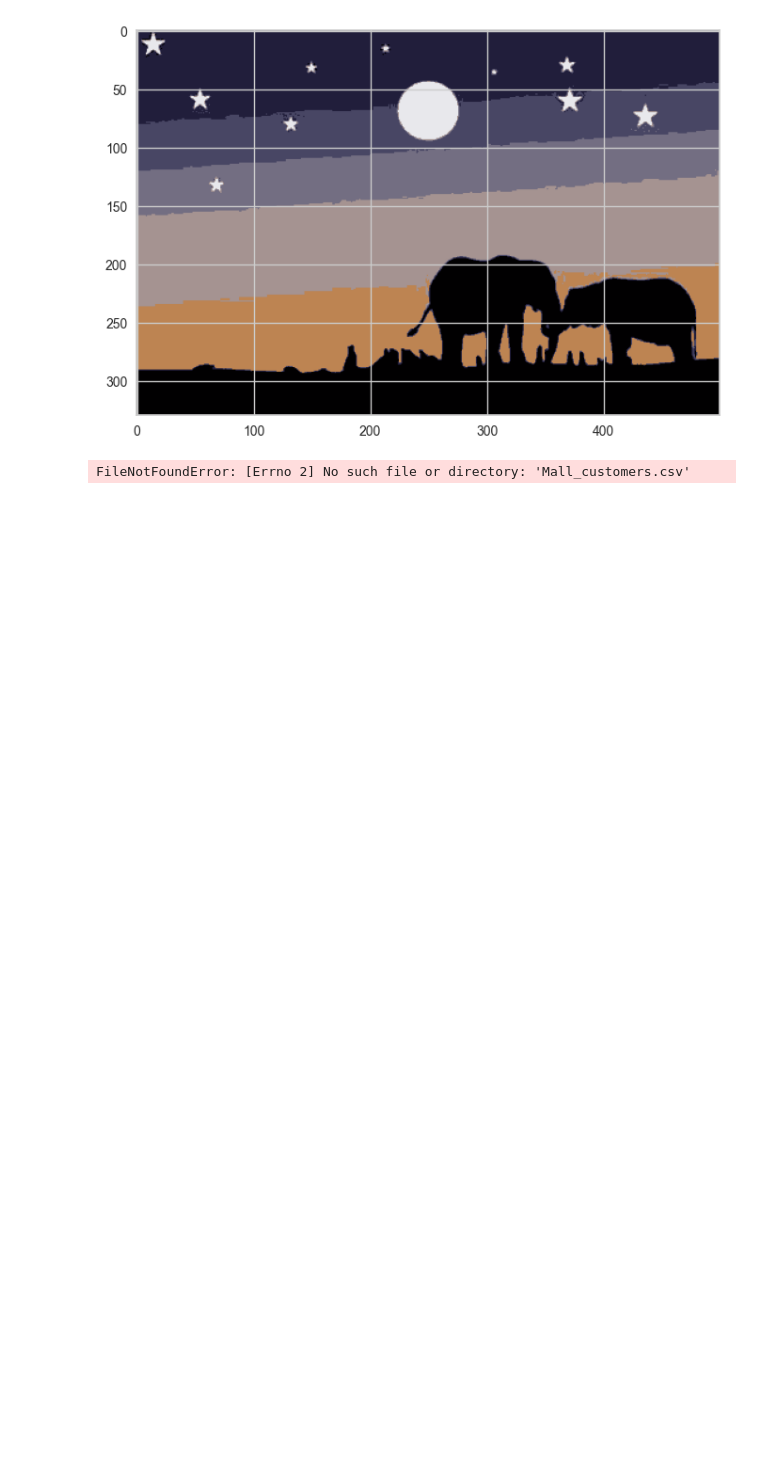
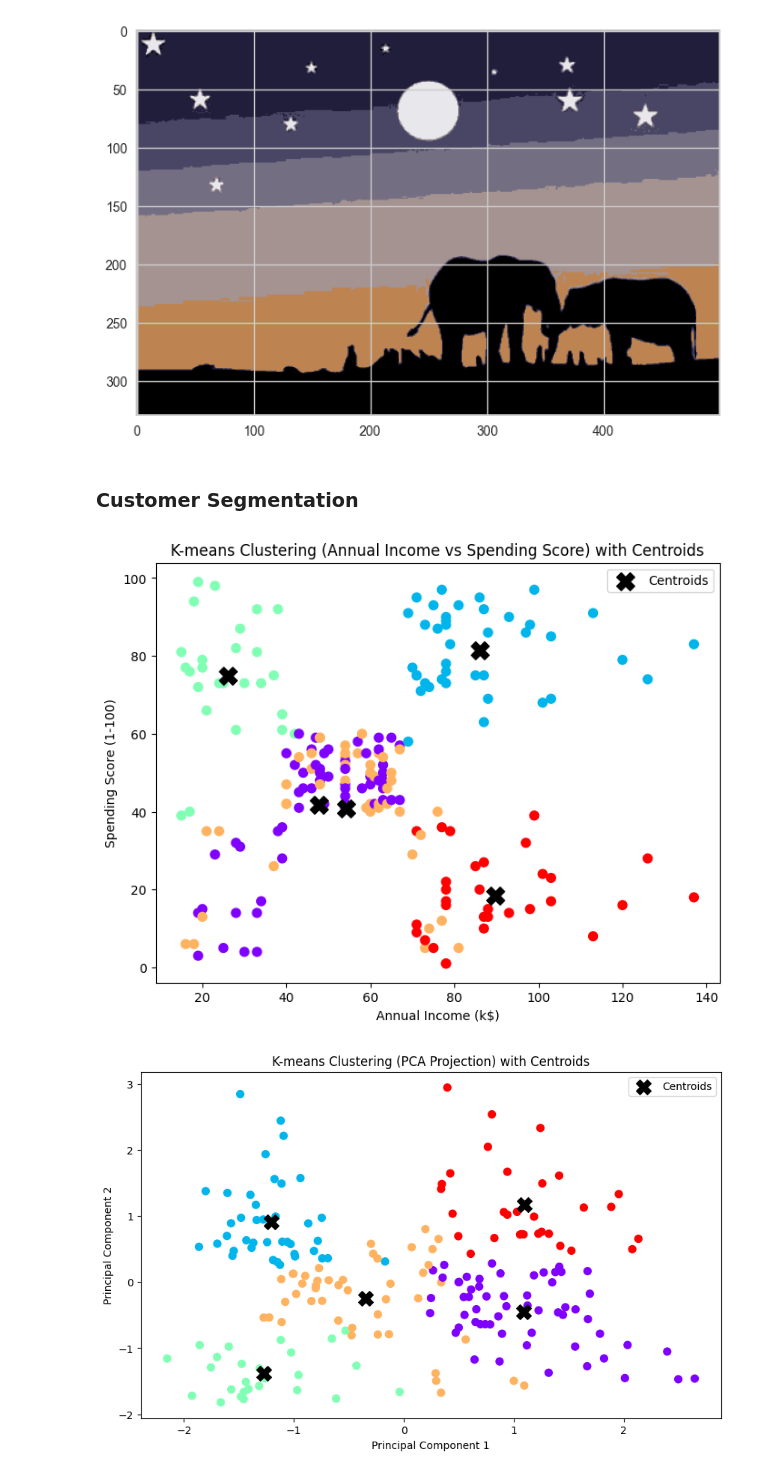
Before and after one commit to AliArabi2022/Machine_learning, a Jupyter notebook: Unsupervised_learning/Clustering.ipynb, the cells around one changed output. Drawn from its saved outputs; the diff is of its cells as text; code cells hidden in the pictures; blank space fills up the shorter version.

```diff
--- a/Unsupervised_learning/Clustering.ipynb
+++ b/Unsupervised_learning/Clustering.ipynb
@@ -415,6 +695,8 @@ plt.imshow(new_img)
 plt.show()
 # %% [output]
 [figure]
+# %% [markdown]
+### **Customer Segmentation**
 # %%
 import pandas as pd
 import numpy as np
@@ -426,13 +708,13 @@ from sklearn.decomposition import PCA
 from mpl_toolkits.mplot3d import Axes3D
 
 # Load the dataset
-df = pd.read_csv('Mall_customers.csv')
+df = pd.read_csv('archive\Mall_customers.csv')
 
 df.head()
 
 df = df.drop(columns=["CustomerID"])
 
-df["Genre"] = df["Gener"].map({"Male":1,"Female":0})
+df["Genre"] = df["Genre"].map({"Male":1,"Female":0})
 
 X = df[["Age", "Annual Income (k$)", "Spending Score (1-100)"]]
 
@@ -447,32 +729,33 @@ labels = kmeans.labels_
 centroids = kmeans.cluster_centers_
 
 centroid_orginal = scaler.inverse_transform(centroids)
 
 df["Cluster"] = labels
 
 plt.figure(figsize=(8,6))
-plt.scatter(df["Annual Income (k$)"], df ["Spending Score(1-100)"], c = labels, cmap="rainbow", s=50 )
+plt.scatter(df["Annual Income (k$)"], df ["Spending Score (1-100)"], c = labels, cmap="rainbow", s=50 )
 plt.scatter(centroid_orginal[:,1], centroid_orginal[:,2], c="black", s=200, marker = "X", label= "Centroids")
 plt.title("K-means Clustering (Annual Income vs Spending Score) with Centroids")
 plt.xlabel("Annual Income (k$)")
 plt.ylabel("Spending Score (1-100)")
 plt.legend()
 plt.show()
 
 
 pca = PCA(n_components=2)
 X_pca = pca.fit_transform(X_scaled)
 
 
 centroids_pca = pca.transform(centroids)
 
 plt.figure(figsize=(10, 6))
 plt.scatter(X_pca[:, 0], X_pca[:, 1], c=labels, cmap='rainbow', s=50)
 plt.scatter(centroids_pca[:, 0], centroids_pca[:, 1], c='black', s=200, marker='X', label='Centroids')
 plt.title("K-means Clustering (PCA Projection) with Centroids")
 plt.xlabel("Principal Component 1")
 plt.ylabel("Principal Component 2")
 plt.legend()
 plt.show()
 # %% [output]
-FileNotFoundError: [Errno 2] No such file or directory: 'Mall_customers.csv'
+[figure, added]
+[figure, added]
```
Also changed, not shown: parts of 72 cells of this notebook, 6 other files.
